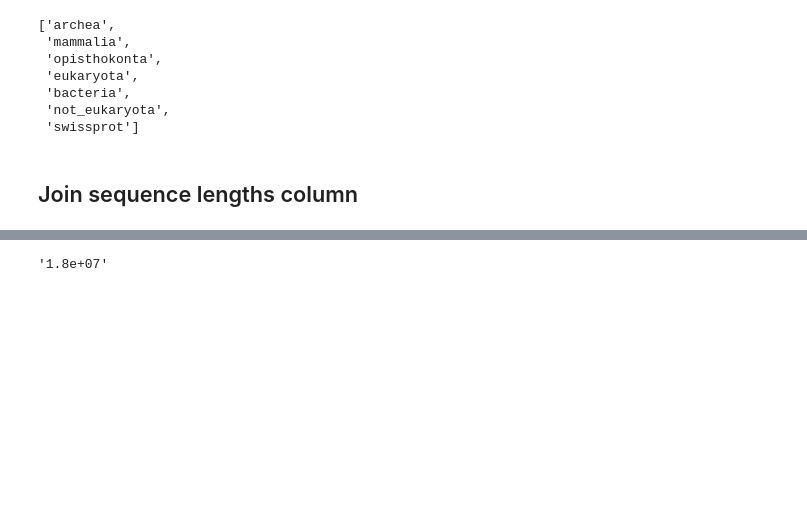
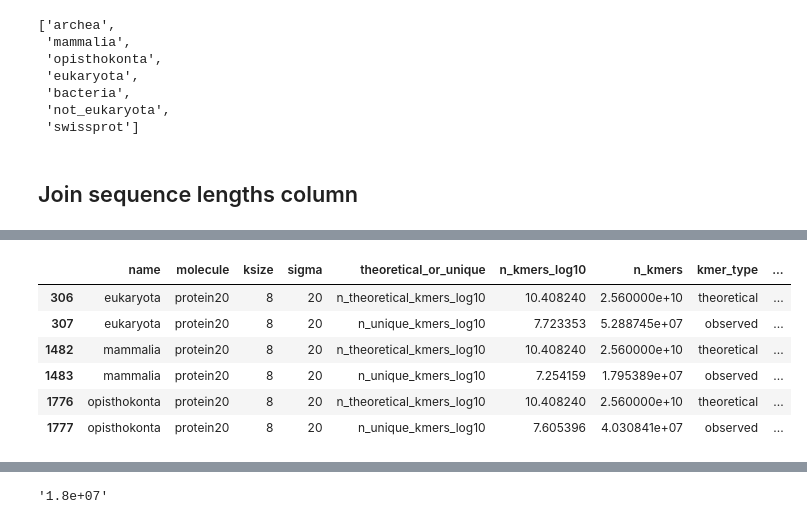
Before and after one commit to czbiohub-sf/scrnaseq-for-the-99-percent, a Jupyter notebook: notebooks/101_visualze_theoretical_vs_observed_kmers.ipynb, the cells around one changed output, grey strips where cells are left out. Drawn from its saved outputs; the diff is of its cells as text; code cells hidden in the pictures; blank space fills up the shorter version.

```diff
--- a/notebooks/101_visualze_theoretical_vs_observed_kmers.ipynb
+++ b/notebooks/101_visualze_theoretical_vs_observed_kmers.ipynb
@@ -122,0 +186,10 @@ index_stats_lengths.query('n_residues_over_theoretical_kmers_log10 < -4').groupb
+# %%
+theoretical_vs_observed_kmers_subset_eukarya_opisthokonta_mammalia.query('ksize == 8 and molecule == "protein20"')
+# %% [output]
+|  | name | molecule | ksize | sigma | theoretical_or_unique | n_kmers_log10 | n_kmers | kmer_type | ... |
+| 306 | eukaryota | protein20 | 8 | 20 | n_theoretical_kmers_log10 | 10.408240 | 2.560000e+10 | theoretical | ... |
+| 307 | eukaryota | protein20 | 8 | 20 | n_unique_kmers_log10 | 7.723353 | 5.288745e+07 | observed | ... |
+| 1482 | mammalia | protein20 | 8 | 20 | n_theoretical_kmers_log10 | 10.408240 | 2.560000e+10 | theoretical | ... |
+| 1483 | mammalia | protein20 | 8 | 20 | n_unique_kmers_log10 | 7.254159 | 1.795389e+07 | observed | ... |
+| 1776 | opisthokonta | protein20 | 8 | 20 | n_theoretical_kmers_log10 | 10.408240 | 2.560000e+10 | theoretical | ... |
+| 1777 | opisthokonta | protein20 | 8 | 20 | n_unique_kmers_log10 | 7.605396 | 4.030841e+07 | observed | ... |
```
Also changed, not shown: parts of 37 cells of this notebook, 4 other files.
